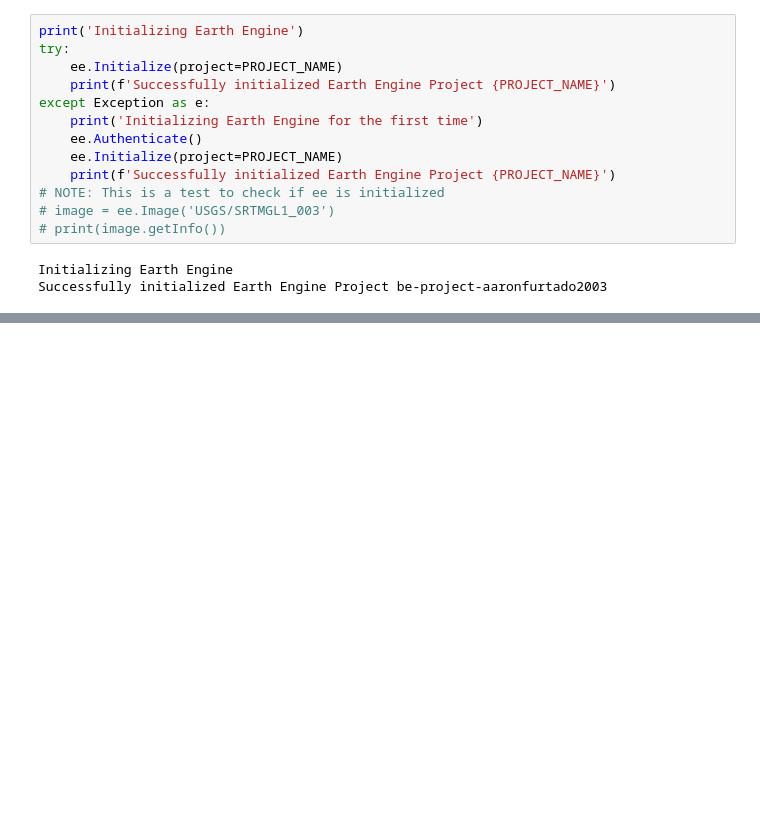
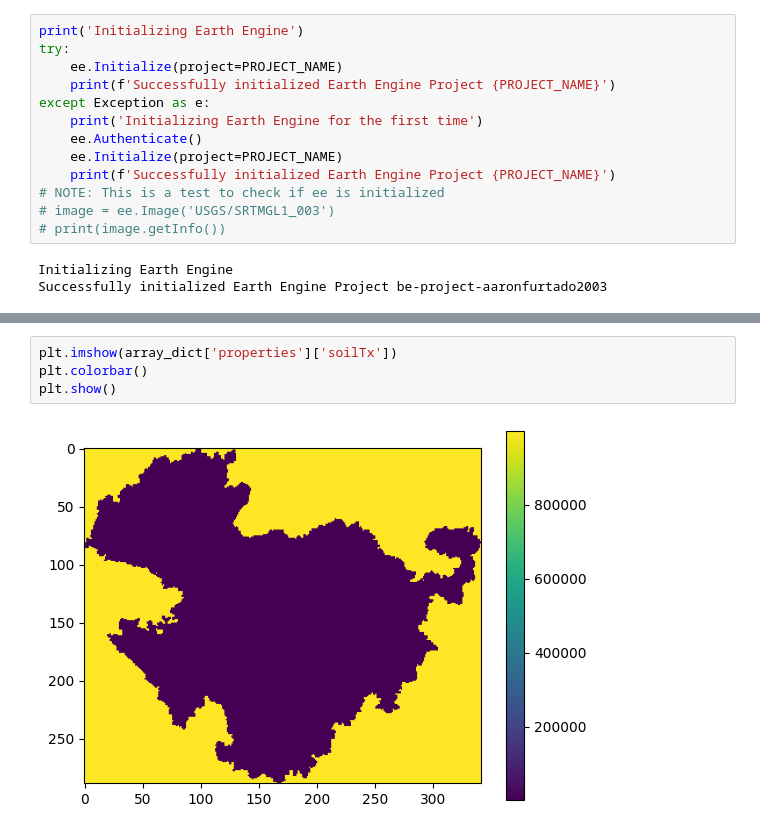
Before and after one commit to lilpotato03/PANI-Precipitaiton-Analysis-for-Natural-Integration, a Jupyter notebook: app.ipynb, the cells around one changed output, grey strips where cells are left out. Saved outputs shown, nothing was run; the diff lists cells and outputs as text; blank space fills up the shorter version.

```diff
--- a/app.ipynb
+++ b/app.ipynb
@@ -210,0 +256,6 @@ smoothed_stack.shape
+# %%
+plt.imshow(array_dict['properties']['soilTx'])
+plt.colorbar()
+plt.show()
+# %% [output]
+[figure, added]
```
Also changed, not shown: parts of 18 cells of this notebook, 10 other files.
